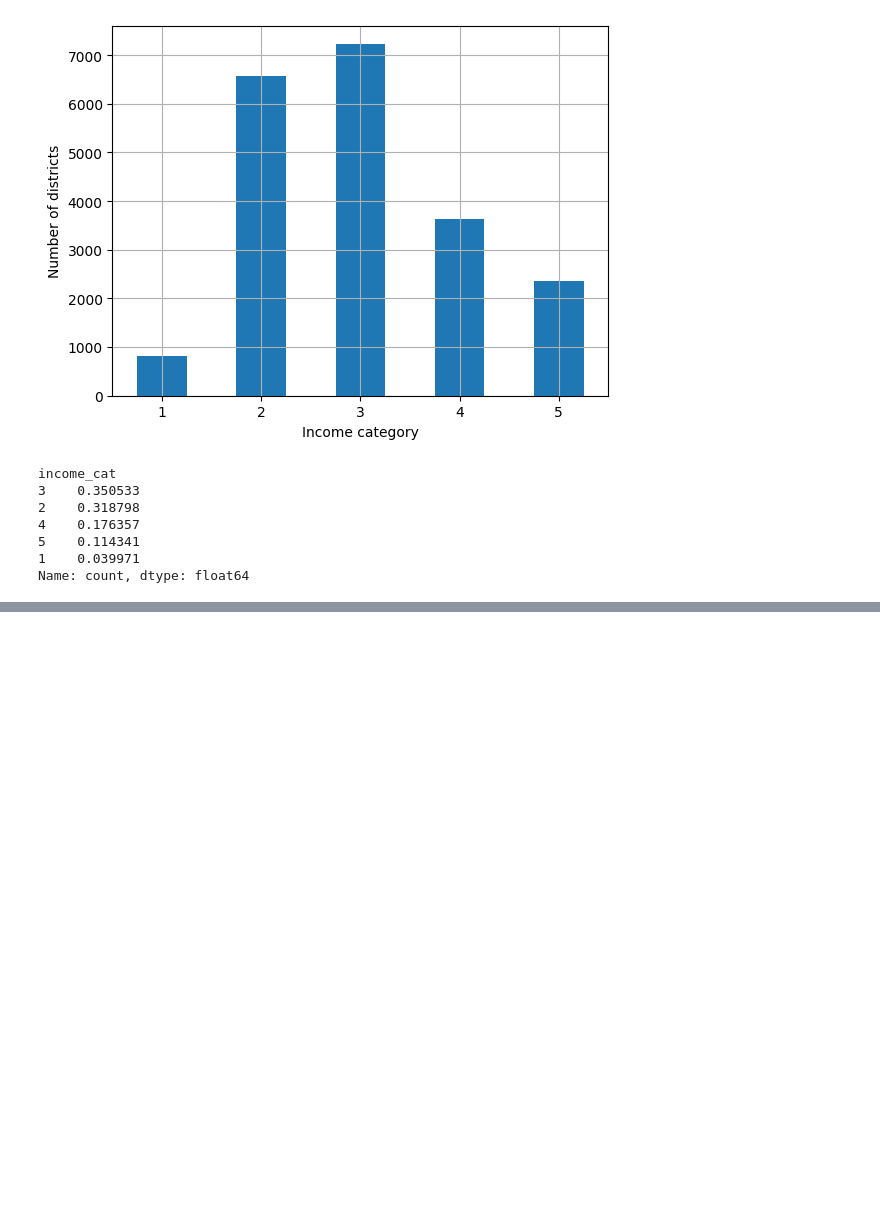
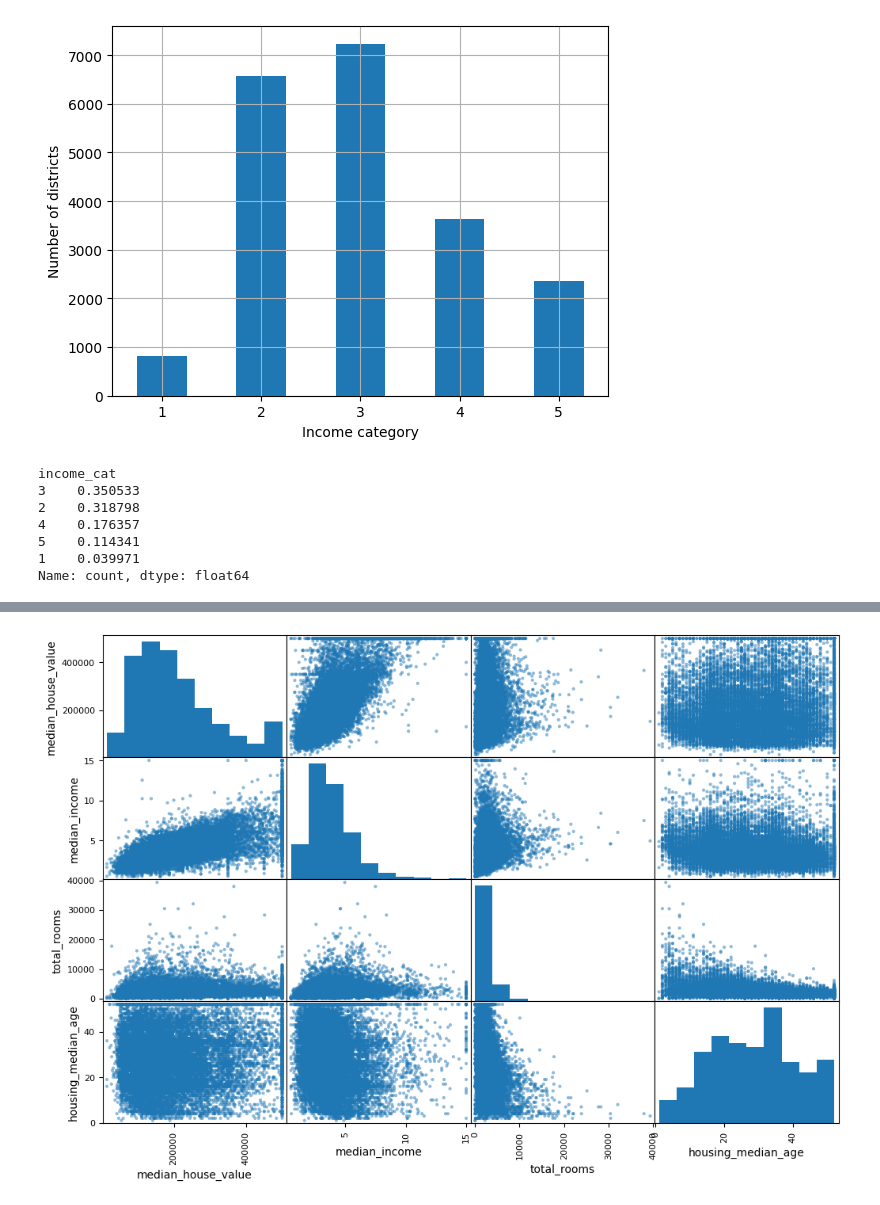
Before and after one commit to jadosh123/DistrictMedianPriceModel, a Jupyter notebook: main.ipynb, the cells around one changed output, grey strips where cells are left out. Saved outputs shown, nothing was run; the diff lists cells and outputs as text; code cells hidden in the pictures; blank space fills up the shorter version.

```diff
--- a/main.ipynb
+++ b/main.ipynb
@@ -114,0 +151,10 @@ for set_ in (strat_train_set, strat_test_set):
+# %%
+# Using pandas scatter matrix to plot attributes that seem correlated
+from pandas.plotting import scatter_matrix
+
+attributes = ["median_house_value", "median_income",
+              "total_rooms", "housing_median_age"]
+scatter_matrix(housing[attributes], figsize=(12, 8))
+plt.show()
+# %% [output]
+[figure, added]
```
Also changed, not shown: parts of 23 cells of this notebook.
